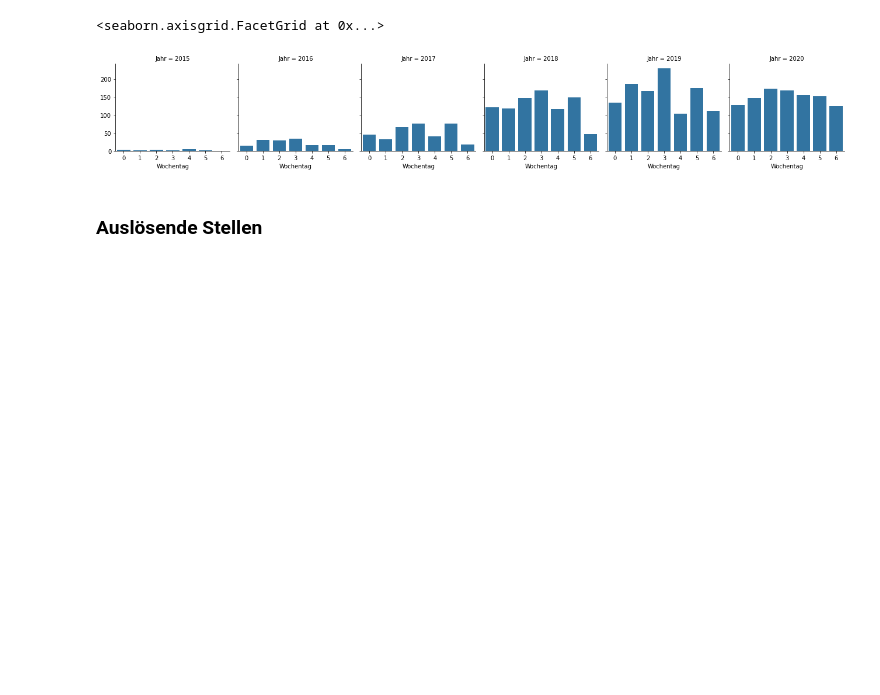
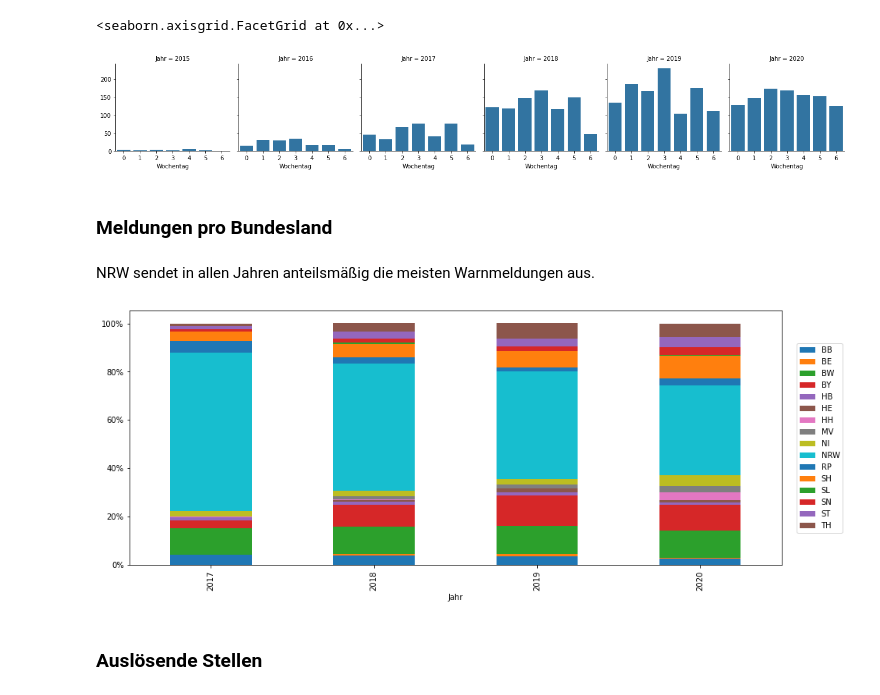
Before and after one commit to orSpec/MoWaS_NINA_Analyse_V2, a Jupyter notebook: analysis/Analyse_Meldungen.ipynb, the cells around one changed output. Saved outputs shown, nothing was run; the diff lists cells and outputs as text; code cells hidden in the pictures; blank space fills up the shorter version.

Commit message:
added maps and diagrams

```diff
--- a/analysis/Analyse_Meldungen.ipynb
+++ b/analysis/Analyse_Meldungen.ipynb
@@ -212,6 +214,18 @@ g.map(sns.countplot,"Wochentag")
 # %% [output]
 <seaborn.axisgrid.FacetGrid at 0x...>
 [figure]
+# %% [markdown]
+### Meldungen pro Bundesland
+# %%
+per_bundesland = pd.DataFrame(df.groupby(["Jahr","Land"]).count()["Datum"] / df.groupby("Jahr").count()["Warnstufe"]).reset_index().rename(columns = {0 : "Anteil"})
+# %% [markdown]
+NRW sendet in allen Jahren anteilsmäßig die meisten Warnmeldungen aus.
+# %%
+ax = per_bundesland.pivot("Jahr","Land","Anteil").plot(kind="bar",stacked=True,figsize=(15,6))
+y = ax.set_yticklabels(['{:,.0%}'.format(x) for x in ax.get_yticks()])
+l = plt.legend(loc='right',bbox_to_anchor=(0.5, 0.25, 0.6, 0.5))
+# %% [output]
+[figure, added]
 # %% [markdown]
 ### Auslösende Stellen
 # %% [markdown]
```
Also changed, not shown: parts of 23 cells of this notebook.
